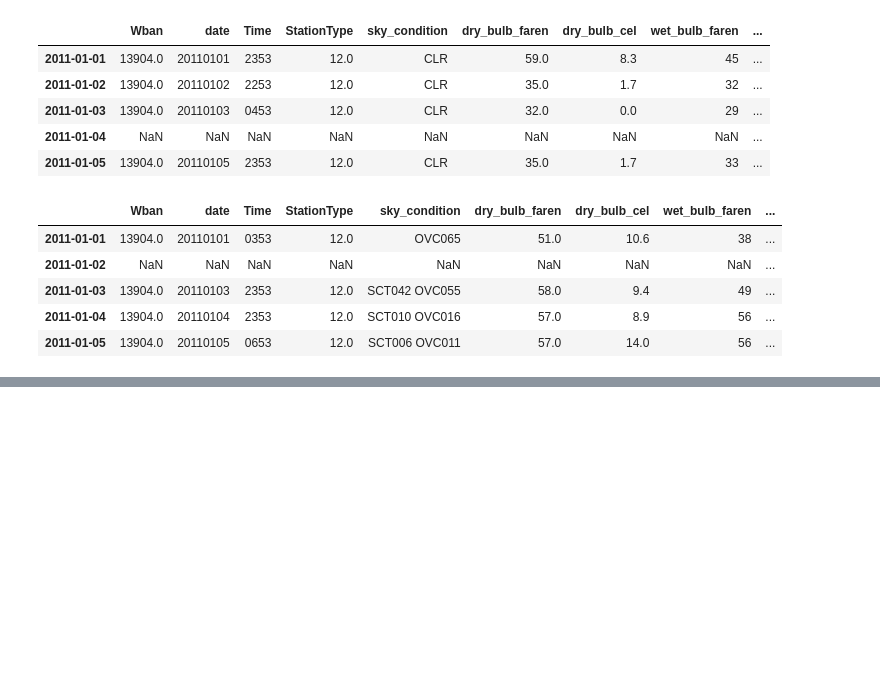
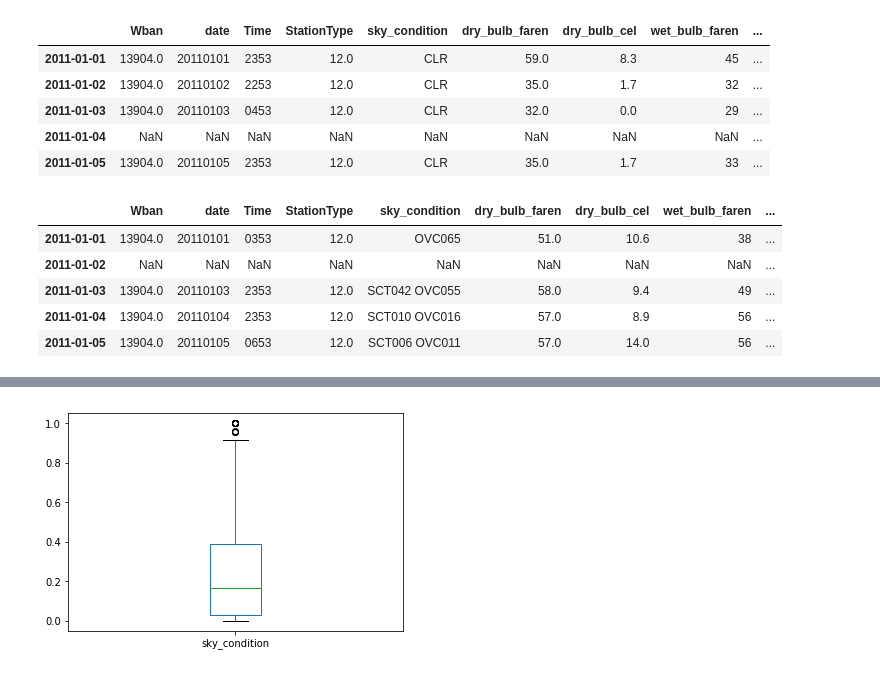
Before and after one commit to marytaylor/Sunlight-in-Austin, a Jupyter notebook: Sunlight_in_Austin.ipynb, the cells around one changed output, grey strips where cells are left out. Cells and saved outputs as stored; diff of their text form; code cells hidden in the pictures; blank space fills up the shorter version.

```diff
--- a/Sunlight_in_Austin.ipynb
+++ b/Sunlight_in_Austin.ipynb
@@ -300,0 +366,6 @@ overcast_daily_max.head()
+# %%
+# Make a box plot of sunny_fraction
+sunny_fraction.plot(kind='box')
+plt.show()
+# %% [output]
+[figure, added]
```
Also changed, not shown: parts of 9 cells of this notebook.
